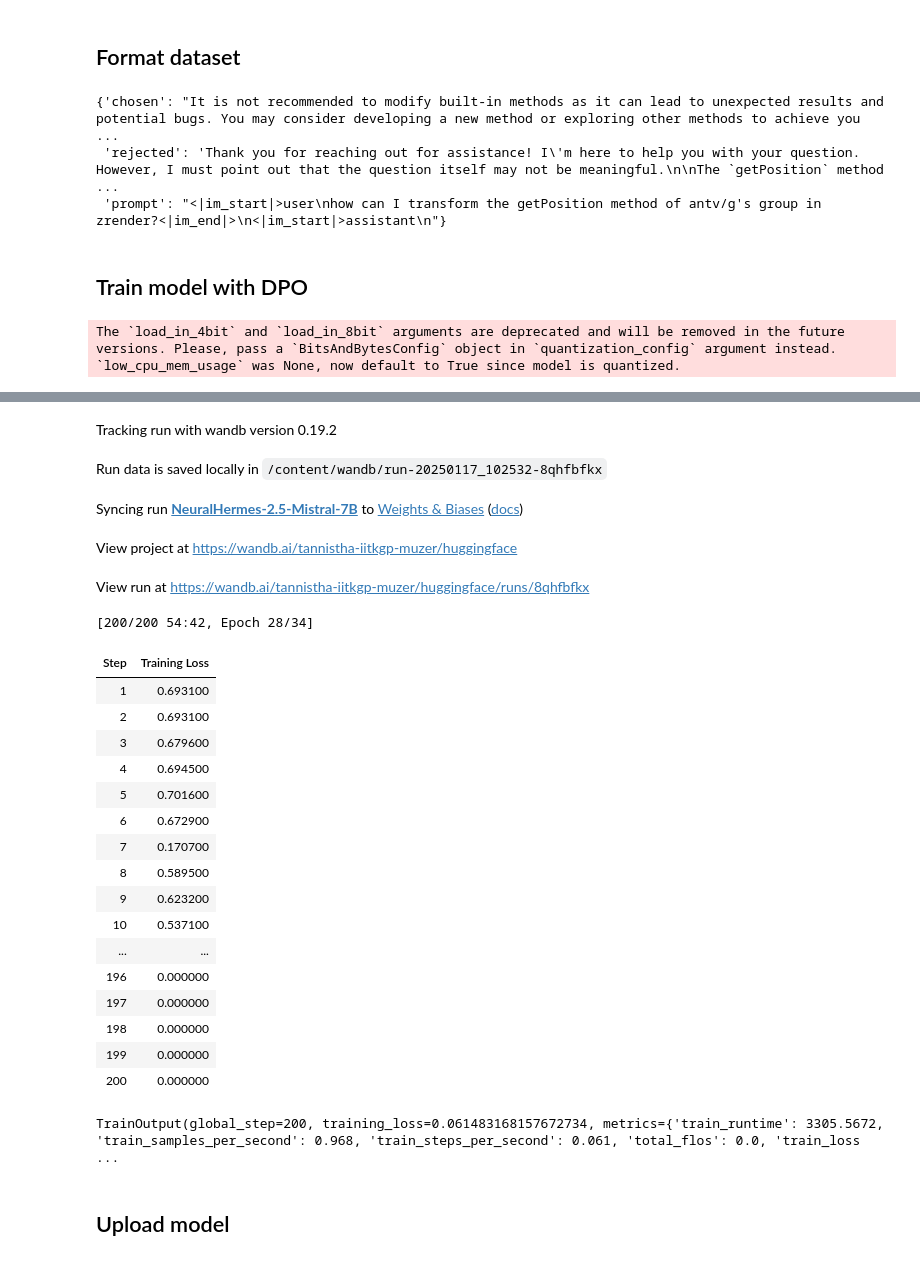
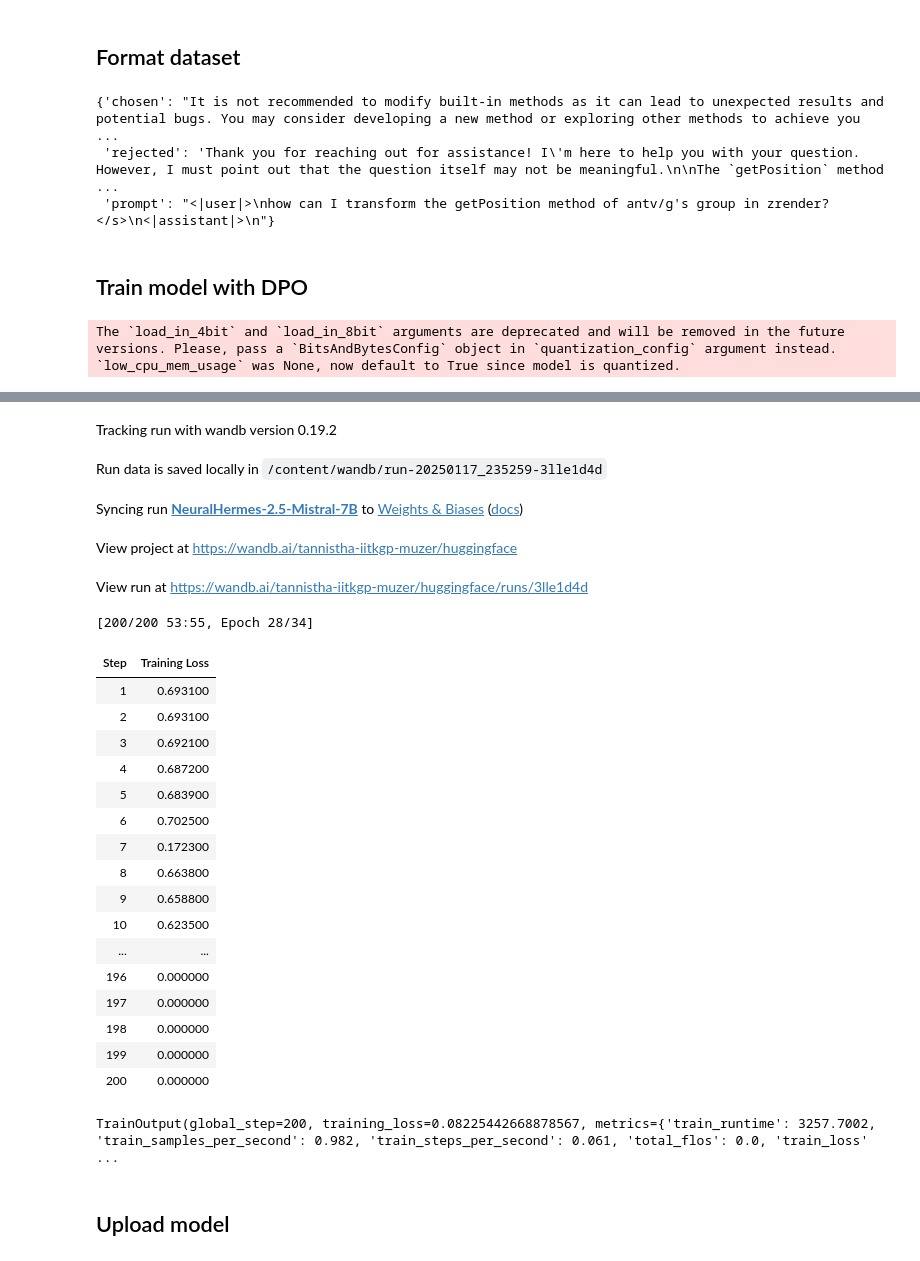
Before and after one commit to deepkapha/LLM-fine-tuning, a Jupyter notebook: Fine_tune_a_Mistral_7b_model_with_DPO.ipynb, the cells around one changed output, grey strips where cells are left out. Saved outputs shown, nothing was run; the diff lists cells and outputs as text; code cells hidden in the pictures.

```diff
--- a/Fine_tune_a_Mistral_7b_model_with_DPO.ipynb
+++ b/Fine_tune_a_Mistral_7b_model_with_DPO.ipynb
@@ -30,7 +30,7 @@ hf_token = userdata.get('HF_TOKEN')
 wb_token = userdata.get('wandb')
 wandb.login(key=wb_token)
 
-model_name = "teknium/OpenHermes-2.5-Mistral-7B"
+model_name = "Tannistha/sft_model"
 new_model = "NeuralHermes-2.5-Mistral-7B"
 # %% [output]
 wandb: Currently logged in as: tannistha-iitkgp (tannistha-iitkgp-muzer). Use `wandb login --relogin` to force relogin
@@ -56,9 +56,6 @@ dataset = load_dataset(
     "HuggingFaceH4/ultrafeedback_binarized",
     split="train_prefs[:100]"
 )
-
-
-
 
 
 # Tokenizer
@@ -84,7 +81,7 @@ dataset[1]
 # %% [output]
 {'chosen': "It is not recommended to modify built-in methods as it can lead to unexpected results and potential bugs. You may consider developing a new method or exploring other methods to achieve you ...
  'rejected': 'Thank you for reaching out for assistance! I\'m here to help you with your question. However, I must point out that the question itself may not be meaningful.\n\nThe `getPosition` method ...
- 'prompt': "<|im_start|>user\nhow can I transform the getPosition method of antv/g's group in zrender?<|im_end|>\n<|im_start|>assistant\n"}
+ 'prompt': "<|user|>\nhow can I transform the getPosition method of antv/g's group in zrender?</s>\n<|assistant|>\n"}
 # %% [markdown]
 ## Train model with DPO
 # %%
@@ -105,6 +102,11 @@ model = AutoModelForCausalLM.from_pretrained(
     load_in_4bit=True
 )
 model.config.use_cache = False
+## Add an adaptor
+model = get_peft_model(model, peft_config)
+# Verify the adapter is added
+print("Adapters added to the model.")
+print("Active adapters:", model.active_adapters)
 
 # Training arguments
 training_args = DPOConfig(
@@ -146,27 +150,27 @@ wandb: Using wandb-core as the SDK backend.  Please refer to https://wandb.me/wa
 Tracking run with wandb version 0.19.2
-Run data is saved locally in /content/wandb/run-20250117_102532-8qhfbfkx
+Run data is saved locally in /content/wandb/run-20250117_235259-3lle1d4d
 Syncing run NeuralHermes-2.5-Mistral-7B to Weights & Biases (docs)
 View project at https://wandb.ai/tannistha-iitkgp-muzer/huggingface
-View run at https://wandb.ai/tannistha-iitkgp-muzer/huggingface/runs/8qhfbfkx
+View run at https://wandb.ai/tannistha-iitkgp-muzer/huggingface/runs/3lle1d4d
-[200/200 54:42, Epoch 28/34]
+[200/200 53:55, Epoch 28/34]
 | Step | Training Loss |
 | 1 | 0.693100 |
 | 2 | 0.693100 |
-| 3 | 0.679600 |
-| 4 | 0.694500 |
-| 5 | 0.701600 |
-| 6 | 0.672900 |
-| 7 | 0.170700 |
-| 8 | 0.589500 |
-| 9 | 0.623200 |
-| 10 | 0.537100 |
+| 3 | 0.692100 |
+| 4 | 0.687200 |
+| 5 | 0.683900 |
+| 6 | 0.702500 |
+| 7 | 0.172300 |
+| 8 | 0.663800 |
+| 9 | 0.658800 |
+| 10 | 0.623500 |
 | ... | ... |
 | 196 | 0.000000 |
 | 197 | 0.000000 |
 | 198 | 0.000000 |
 | 199 | 0.000000 |
 | 200 | 0.000000 |
-TrainOutput(global_step=200, training_loss=0.061483168157672734, metrics={'train_runtime': 3305.5672, 'train_samples_per_second': 0.968, 'train_steps_per_second': 0.061, 'total_flos': 0.0, 'train_loss ...
+TrainOutput(global_step=200, training_loss=0.08225442668878567, metrics={'train_runtime': 3257.7002, 'train_samples_per_second': 0.982, 'train_steps_per_second': 0.061, 'total_flos': 0.0, 'train_loss' ...
 # %% [markdown]
 ## Upload model
 # %%
```
Also changed, not shown: parts of 6 cells of this notebook.
